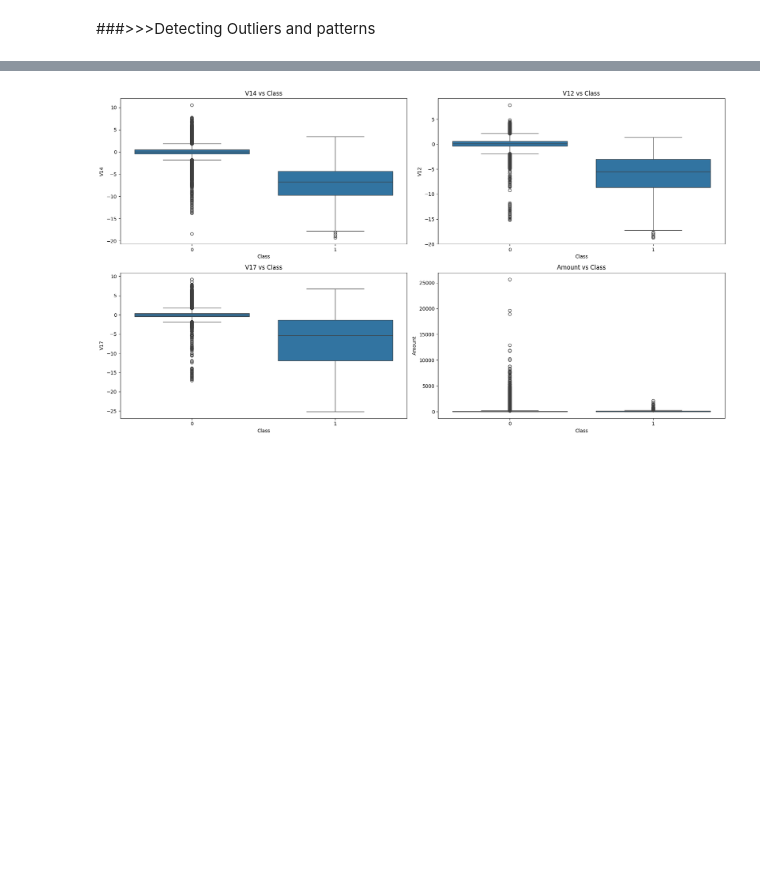
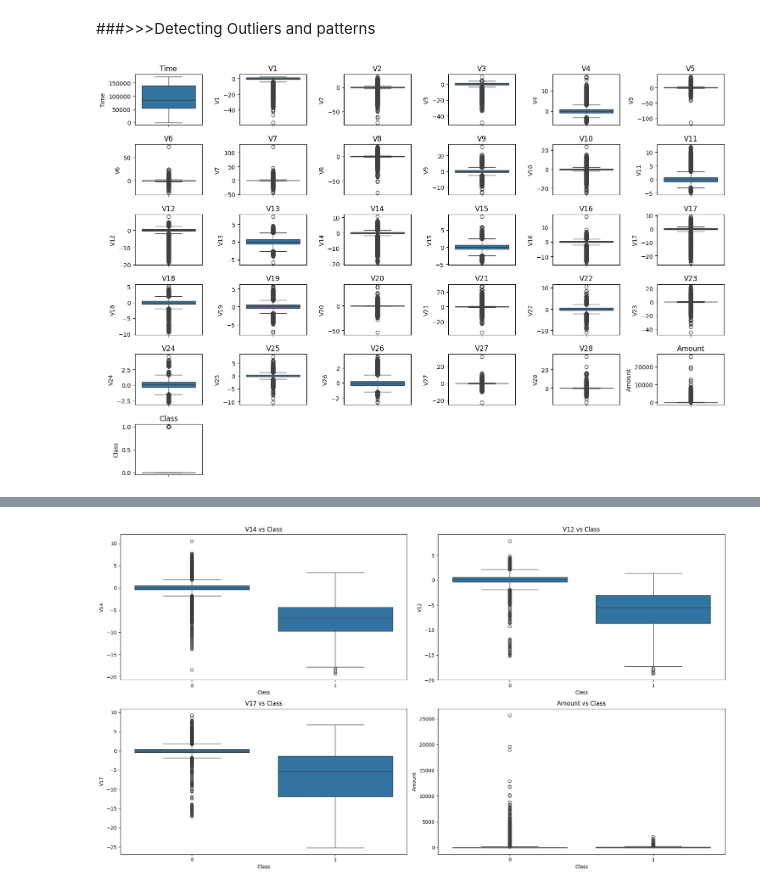
Before and after one commit to KrisDA-1/ML.Fraud_Detection, a Jupyter notebook: ML_FinalAssessment.ipynb, the cells around one changed output, grey strips where cells are left out. Saved outputs shown, nothing was run; the diff lists cells and outputs as text; code cells hidden in the pictures; blank space fills up the shorter version.

```diff
--- a/ML_FinalAssessment.ipynb
+++ b/ML_FinalAssessment.ipynb
@@ -260,3 +260,14 @@ V17      -0.326481
 Name: Class, dtype: float64
 # %% [markdown]
 ###>>>Detecting Outliers and patterns
+# %%
+#Create a boxplot to visualise all features and all of them contain outliers
+plt.figure(figsize=(15,10))
+for i in range(len(df.columns)):
+  plt.subplot(6,6,i+1)
+  sns.boxplot(y = df.columns[i], data = df)
+  plt.title(df.columns[i])
+plt.tight_layout()
+plt.show()
+# %% [output]
+[figure, added]
```
Also changed, not shown: parts of 13 cells of this notebook.
